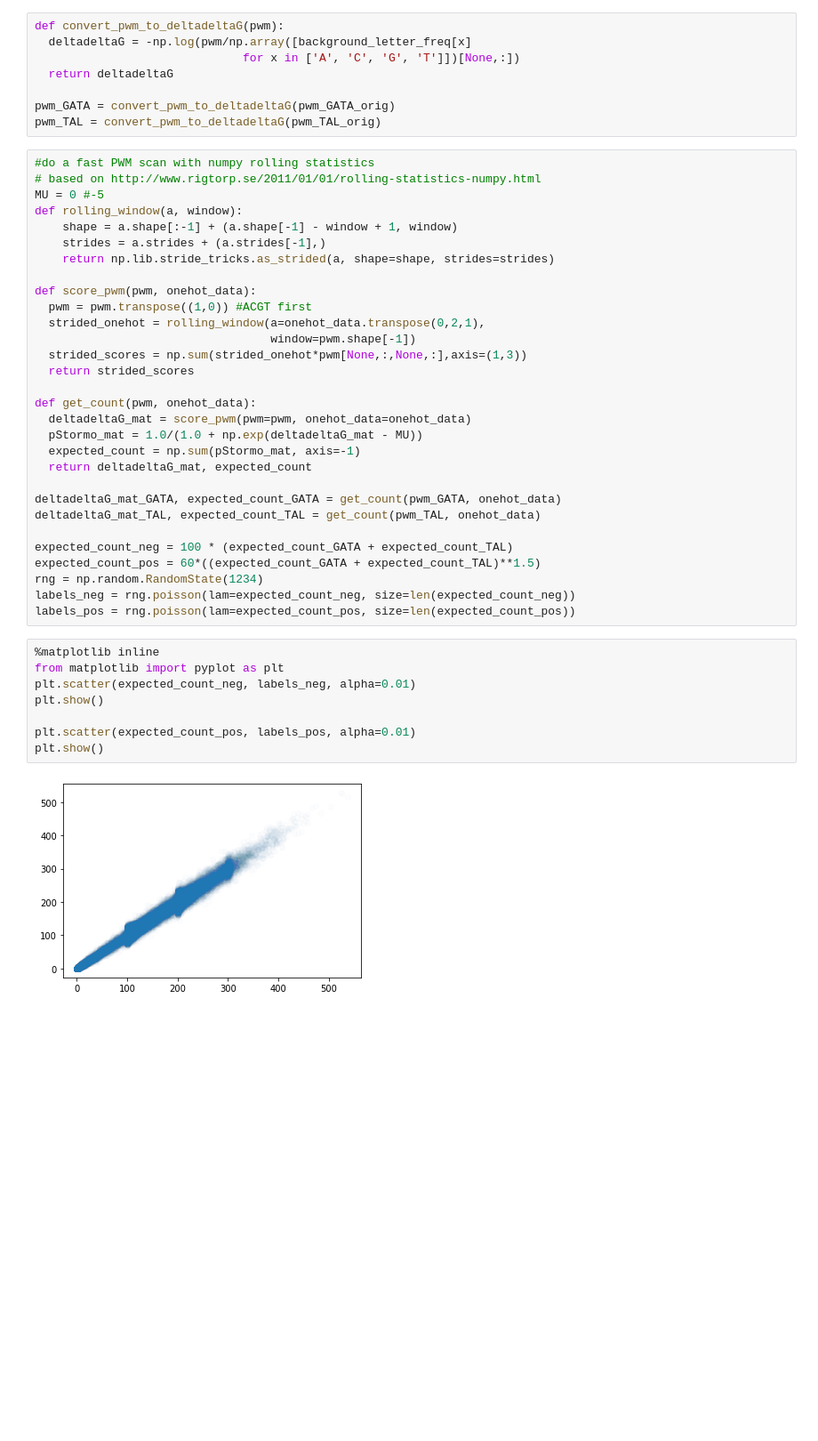
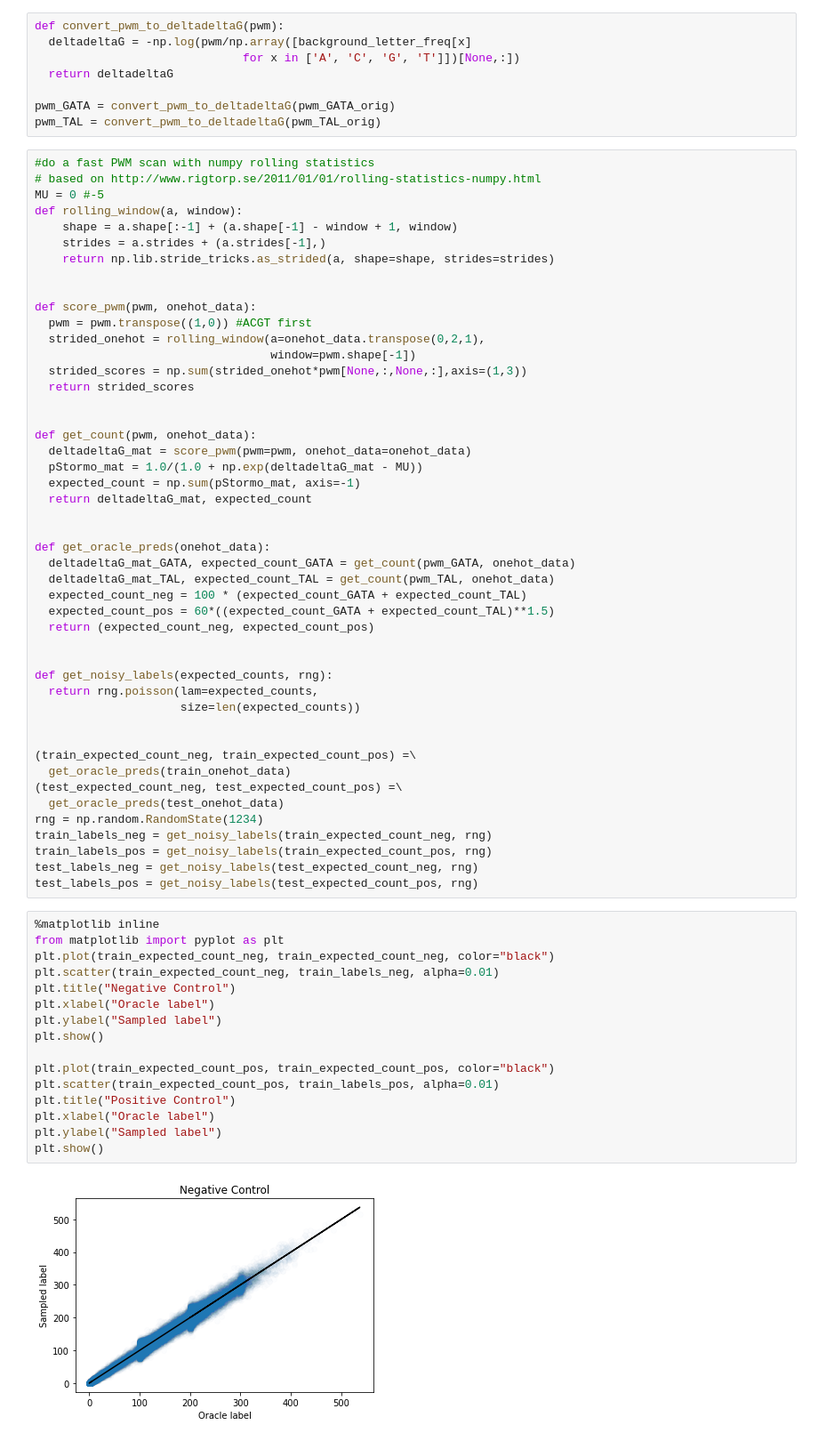
Before and after one commit to kundajelab/feature_interactions, a Jupyter notebook: av/Generate_Data.ipynb, the cells around one changed output. Shown at 89% size. Saved outputs shown, nothing was run; the diff lists cells and outputs as text; blank space fills up the shorter version.

```diff
--- a/av/Generate_Data.ipynb
+++ b/av/Generate_Data.ipynb
@@ -158,6 +167,7 @@ def rolling_window(a, window):
     strides = a.strides + (a.strides[-1],)
     return np.lib.stride_tricks.as_strided(a, shape=shape, strides=strides)
 
+
 def score_pwm(pwm, onehot_data):
   pwm = pwm.transpose((1,0)) #ACGT first
   strided_onehot = rolling_window(a=onehot_data.transpose(0,2,1),
@@ -165,27 +175,51 @@ def score_pwm(pwm, onehot_data):
   strided_scores = np.sum(strided_onehot*pwm[None,:,None,:],axis=(1,3))
   return strided_scores
 
+
 def get_count(pwm, onehot_data):
   deltadeltaG_mat = score_pwm(pwm=pwm, onehot_data=onehot_data)
   pStormo_mat = 1.0/(1.0 + np.exp(deltadeltaG_mat - MU))
   expected_count = np.sum(pStormo_mat, axis=-1)
   return deltadeltaG_mat, expected_count
 
-deltadeltaG_mat_GATA, expected_count_GATA = get_count(pwm_GATA, onehot_data)
-deltadeltaG_mat_TAL, expected_count_TAL = get_count(pwm_TAL, onehot_data)
 
-expected_count_neg = 100 * (expected_count_GATA + expected_count_TAL)
-expected_count_pos = 60*((expected_count_GATA + expected_count_TAL)**1.5)
+def get_oracle_preds(onehot_data):
+  deltadeltaG_mat_GATA, expected_count_GATA = get_count(pwm_GATA, onehot_data)
+  deltadeltaG_mat_TAL, expected_count_TAL = get_count(pwm_TAL, onehot_data)
+  expected_count_neg = 100 * (expected_count_GATA + expected_count_TAL)
+  expected_count_pos = 60*((expected_count_GATA + expected_count_TAL)**1.5)
+  return (expected_count_neg, expected_count_pos)
+
+
+def get_noisy_labels(expected_counts, rng):
+  return rng.poisson(lam=expected_counts,
+                     size=len(expected_counts))
+
+
+(train_expected_count_neg, train_expected_count_pos) =\
+  get_oracle_preds(train_onehot_data)
+(test_expected_count_neg, test_expected_count_pos) =\
+  get_oracle_preds(test_onehot_data)
 rng = np.random.RandomState(1234)
-labels_neg = rng.poisson(lam=expected_count_neg, size=len(expected_count_neg))
-labels_pos = rng.poisson(lam=expected_count_pos, size=len(expected_count_pos))
+train_labels_neg = get_noisy_labels(train_expected_count_neg, rng)
+train_labels_pos = get_noisy_labels(train_expected_count_pos, rng)
+test_labels_neg = get_noisy_labels(test_expected_count_neg, rng)
+test_labels_pos = get_noisy_labels(test_expected_count_pos, rng)
 # %%
 %matplotlib inline
 from matplotlib import pyplot as plt
-plt.scatter(expected_count_neg, labels_neg, alpha=0.01)
+plt.plot(train_expected_count_neg, train_expected_count_neg, color="black")
+plt.scatter(train_expected_count_neg, train_labels_neg, alpha=0.01)
+plt.title("Negative Control")
+plt.xlabel("Oracle label")
+plt.ylabel("Sampled label")
 plt.show()
 
-plt.scatter(expected_count_pos, labels_pos, alpha=0.01)
+plt.plot(train_expected_count_pos, train_expected_count_pos, color="black")
+plt.scatter(train_expected_count_pos, train_labels_pos, alpha=0.01)
+plt.title("Positive Control")
+plt.xlabel("Oracle label")
+plt.ylabel("Sampled label")
 plt.show()
 # %% [output]
-[figure, old version]
+[figure, new version]
```
Also changed, not shown: parts of 27 cells of this notebook.
